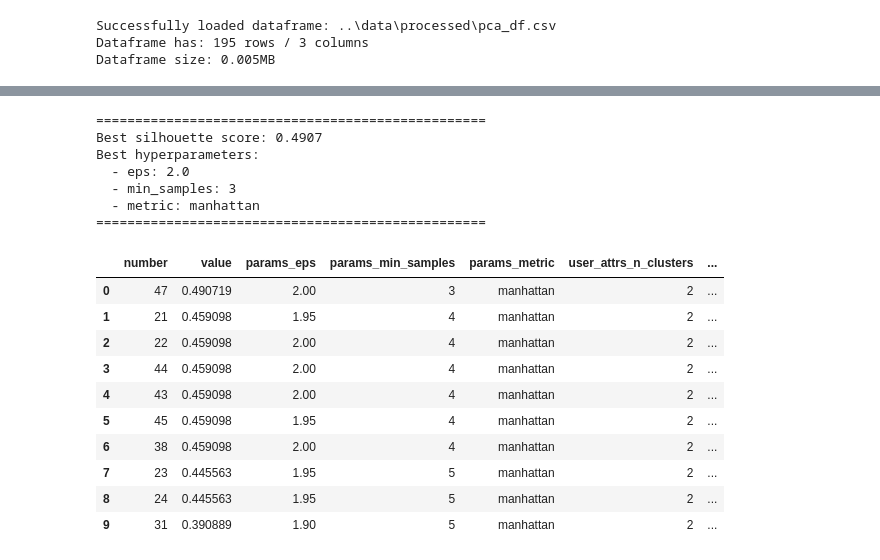
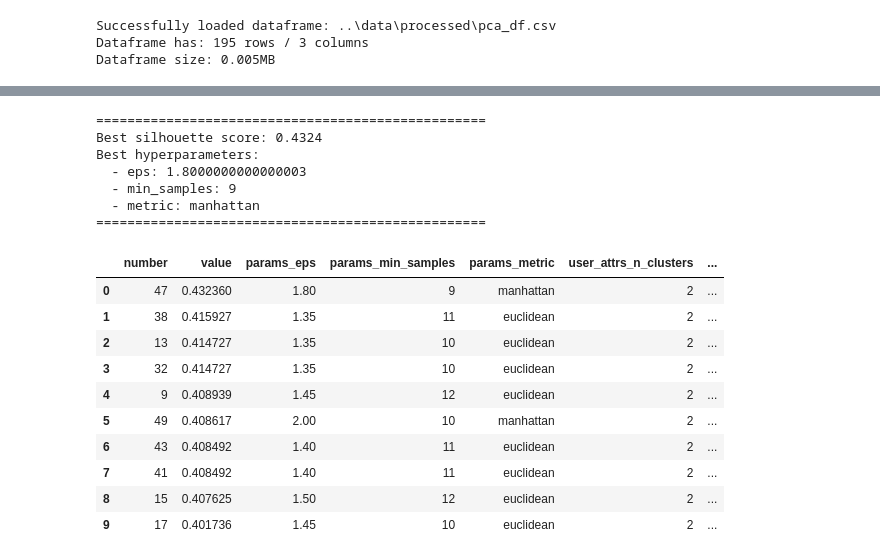
Before and after one commit to Chumus2/Wikipedia-Country-Statistics-2026-Clustering, a Jupyter notebook: ml/notebooks/MT.ipynb, the cells around one changed output, grey strips where cells are left out. Cells and saved outputs as stored; diff of their text form; code cells hidden in the pictures.

Commit message:
Fixed DBSCAN mask mistake (1 instead of -1)

```diff
--- a/ml/notebooks/MT.ipynb
+++ b/ml/notebooks/MT.ipynb
@@ -177,7 +177,7 @@ def objective_dbscan(trial: optuna.Trial) -> float:
         trial.set_user_attr("status", "Rejected (>20 noise)")
         return -1
 
-    mask = labels != 1
+    mask = labels != -1
     score = silhouette_score(X_pca_df[mask], labels[mask])
     db_score = davies_bouldin_score(X_pca_df[mask], labels[mask])
     ch_score = calinski_harabasz_score(X_pca_df[mask], labels[mask])
@@ -196,46 +196,46 @@ study_dbscan.optimize(
     show_progress_bar=True
 )
 
 print("=" * 50)
 print(f"Best silhouette score: {study_dbscan.best_value:.4f}")
 print("Best hyperparameters:")
 for key, value in study_dbscan.best_params.items():
     print(f"  - {key}: {value}")
 print("=" * 50)
 
 df_dbscan_results = study_dbscan.trials_dataframe()
 
 cols = [
     "number", "value", "params_eps", "params_min_samples",
     "params_metric", "user_attrs_n_clusters",
     "user_attrs_noise_ratio", "user_attrs_davies_bouldin",
     "user_attrs_calinski_harabasz"
 ]
 
 df_dbscan_summary = df_dbscan_results[cols].sort_values(by="value", ascending=False).reset_index(drop=True)
 display(df_dbscan_summary.head(10))
 
 best_dbscan = DBSCAN(**study_dbscan.best_params)
 X_pca_df["dbscan_cluster"] = best_dbscan.fit_predict(X_pca_df)
 # %% [output]
 ==================================================
-Best silhouette score: 0.4907
+Best silhouette score: 0.4324
 Best hyperparameters:
-  - eps: 2.0
-  - min_samples: 3
+  - eps: 1.8000000000000003
+  - min_samples: 9
   - metric: manhattan
 ==================================================
 |  | number | value | params_eps | params_min_samples | params_metric | user_attrs_n_clusters | ... |
-| 0 | 47 | 0.490719 | 2.00 | 3 | manhattan | 2 | ... |
-| 1 | 21 | 0.459098 | 1.95 | 4 | manhattan | 2 | ... |
-| 2 | 22 | 0.459098 | 2.00 | 4 | manhattan | 2 | ... |
-| 3 | 44 | 0.459098 | 2.00 | 4 | manhattan | 2 | ... |
-| 4 | 43 | 0.459098 | 2.00 | 4 | manhattan | 2 | ... |
-| 5 | 45 | 0.459098 | 1.95 | 4 | manhattan | 2 | ... |
-| 6 | 38 | 0.459098 | 2.00 | 4 | manhattan | 2 | ... |
-| 7 | 23 | 0.445563 | 1.95 | 5 | manhattan | 2 | ... |
-| 8 | 24 | 0.445563 | 1.95 | 5 | manhattan | 2 | ... |
-| 9 | 31 | 0.390889 | 1.90 | 5 | manhattan | 2 | ... |
+| 0 | 47 | 0.432360 | 1.80 | 9 | manhattan | 2 | ... |
+| 1 | 38 | 0.415927 | 1.35 | 11 | euclidean | 2 | ... |
+| 2 | 13 | 0.414727 | 1.35 | 10 | euclidean | 2 | ... |
+| 3 | 32 | 0.414727 | 1.35 | 10 | euclidean | 2 | ... |
+| 4 | 9 | 0.408939 | 1.45 | 12 | euclidean | 2 | ... |
+| 5 | 49 | 0.408617 | 2.00 | 10 | manhattan | 2 | ... |
+| 6 | 43 | 0.408492 | 1.40 | 11 | euclidean | 2 | ... |
+| 7 | 41 | 0.408492 | 1.40 | 11 | euclidean | 2 | ... |
+| 8 | 15 | 0.407625 | 1.50 | 12 | euclidean | 2 | ... |
+| 9 | 17 | 0.401736 | 1.45 | 10 | euclidean | 2 | ... |
 # %%
 plt.figure(figsize=(12, 7))
 sns.scatterplot(
```
Also changed, not shown: parts of 5 cells of this notebook.
